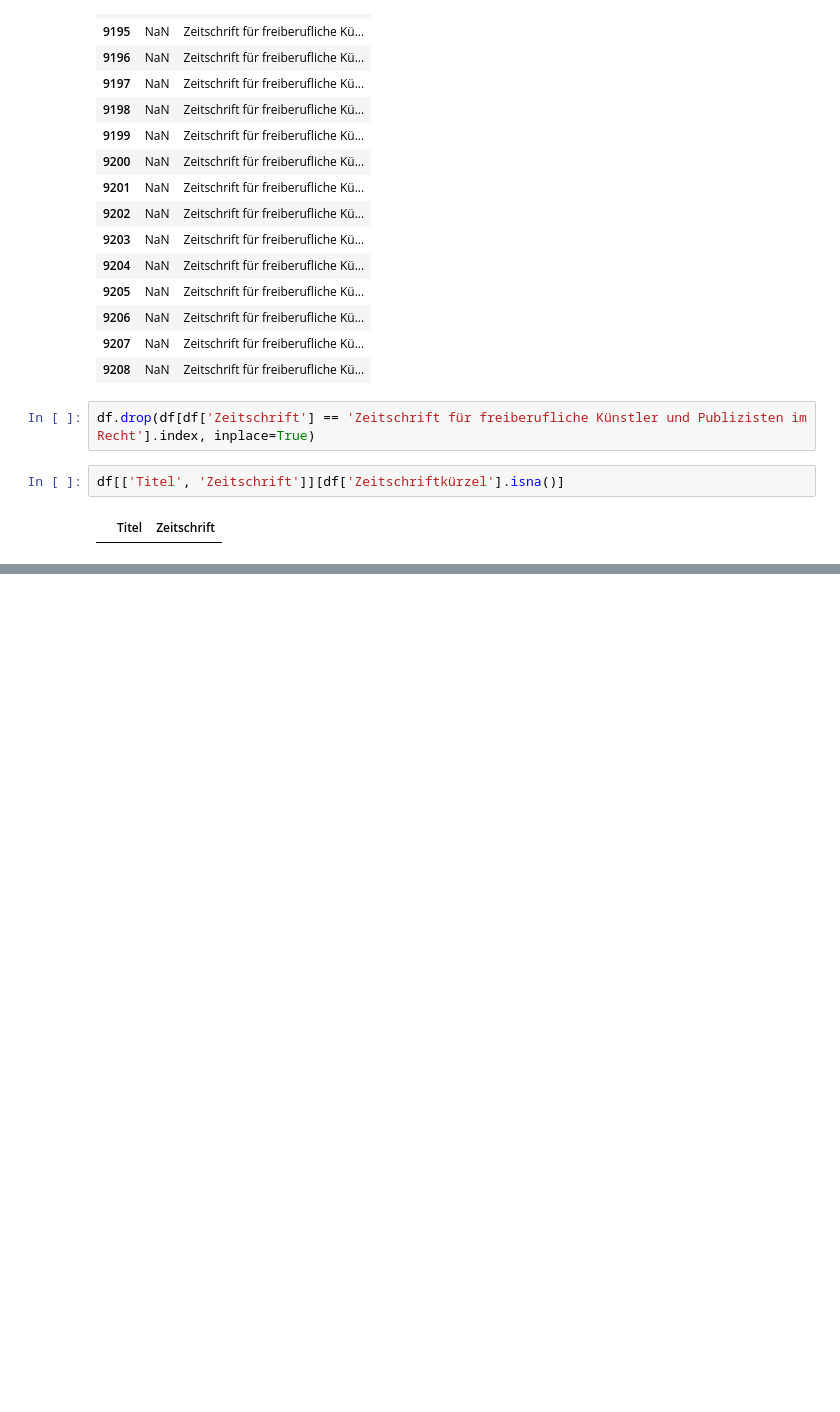
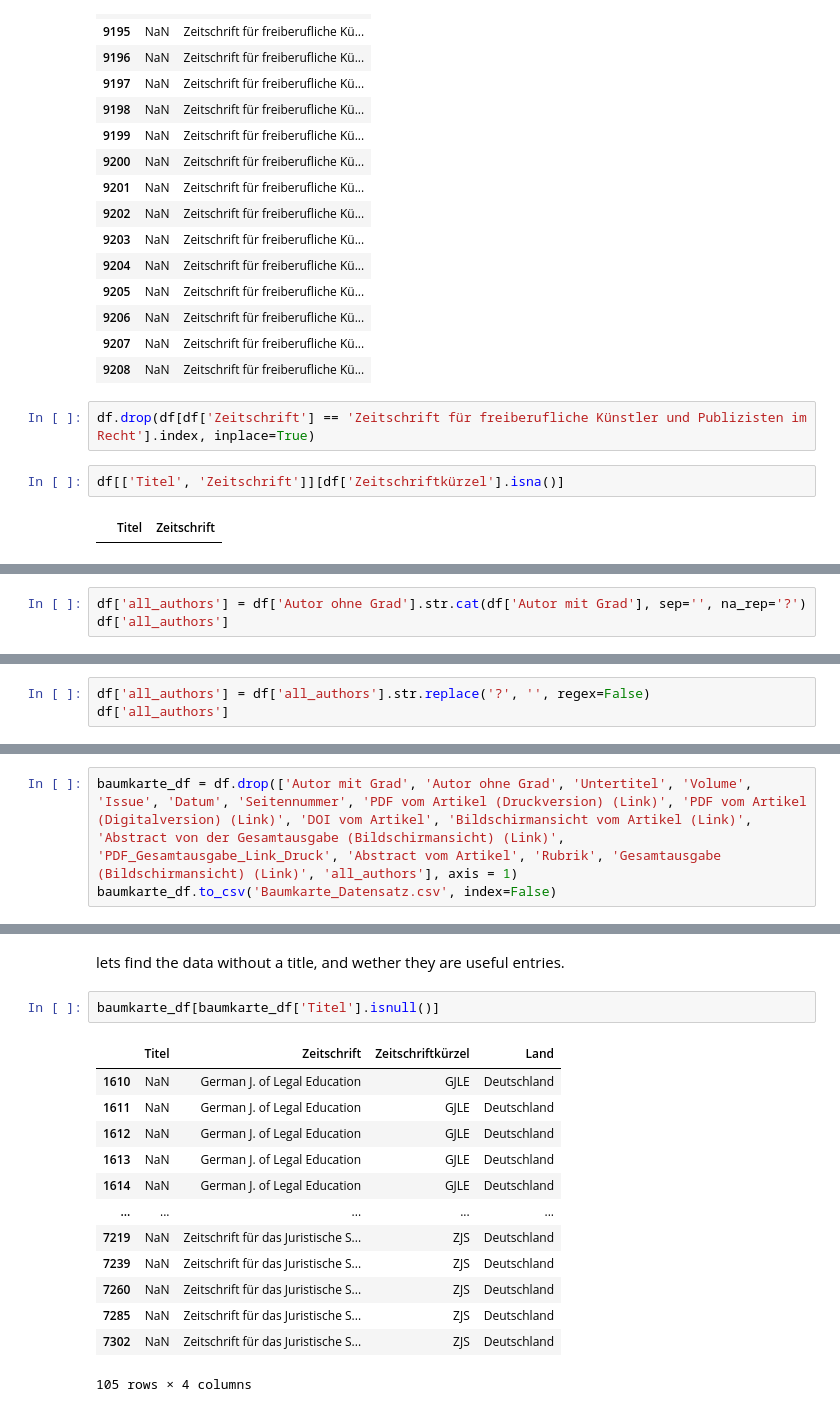
Before and after one commit to Moritzz00/Datavisualization_Project, a Jupyter notebook: clean_up.ipynb, the cells around one changed output, grey strips where cells are left out. Cells and saved outputs as stored; diff of their text form; blank space fills up the shorter version.

```diff
--- a/clean_up.ipynb
+++ b/clean_up.ipynb
@@ -312,0 +315,3 @@ df.to_csv('modifizierter_Datensatz.csv', index=False)
+# %%
+df['all_authors'] = df['Autor ohne Grad'].str.cat(df['Autor mit Grad'], sep='', na_rep='?')
+df['all_authors']
@@ -312,0 +331,3 @@ df.to_csv('modifizierter_Datensatz.csv', index=False)
+# %%
+df['all_authors'] = df['all_authors'].str.replace('?', '', regex=False)
+df['all_authors']
@@ -312,0 +373,3 @@ df.to_csv('modifizierter_Datensatz.csv', index=False)
+# %%
+baumkarte_df = df.drop(['Autor mit Grad', 'Autor ohne Grad', 'Untertitel', 'Volume', 'Issue', 'Datum', 'Seitennummer', 'PDF vom Artikel (Druckversion) (Link)', 'PDF vom Artikel (Digitalversion) (Link)', 'DOI vom Artikel', 'Bildschirmansicht vom Artikel (Link)', 'Abstract von der Gesamtausgabe (Bildschirmansicht) (Link)', 'PDF_Gesamtausgabe_Link_Druck', 'Abstract vom Artikel', 'Rubrik', 'Gesamtausgabe (Bildschirmansicht) (Link)', 'all_authors'], axis = 1)
+baumkarte_df.to_csv('Baumkarte_Datensatz.csv', index=False)
@@ -312,0 +390,18 @@ df.to_csv('modifizierter_Datensatz.csv', index=False)
+# %% [markdown]
+lets find the data without a title, and wether they are useful entries.
+# %%
+baumkarte_df[baumkarte_df['Titel'].isnull()]
+# %% [output]
+|  | Titel | Zeitschrift | Zeitschriftkürzel | Land |
+| 1610 | NaN | German J. of Legal Education | GJLE | Deutschland |
+| 1611 | NaN | German J. of Legal Education | GJLE | Deutschland |
+| 1612 | NaN | German J. of Legal Education | GJLE | Deutschland |
+| 1613 | NaN | German J. of Legal Education | GJLE | Deutschland |
+| 1614 | NaN | German J. of Legal Education | GJLE | Deutschland |
+| ... | ... | ... | ... | ... |
+| 7219 | NaN | Zeitschrift für das Juristische S... | ZJS | Deutschland |
+| 7239 | NaN | Zeitschrift für das Juristische S... | ZJS | Deutschland |
+| 7260 | NaN | Zeitschrift für das Juristische S... | ZJS | Deutschland |
+| 7285 | NaN | Zeitschrift für das Juristische S... | ZJS | Deutschland |
+| 7302 | NaN | Zeitschrift für das Juristische S... | ZJS | Deutschland |
+105 rows × 4 columns
```
Also changed, not shown: parts of 8 cells of this notebook, 5 other files.
